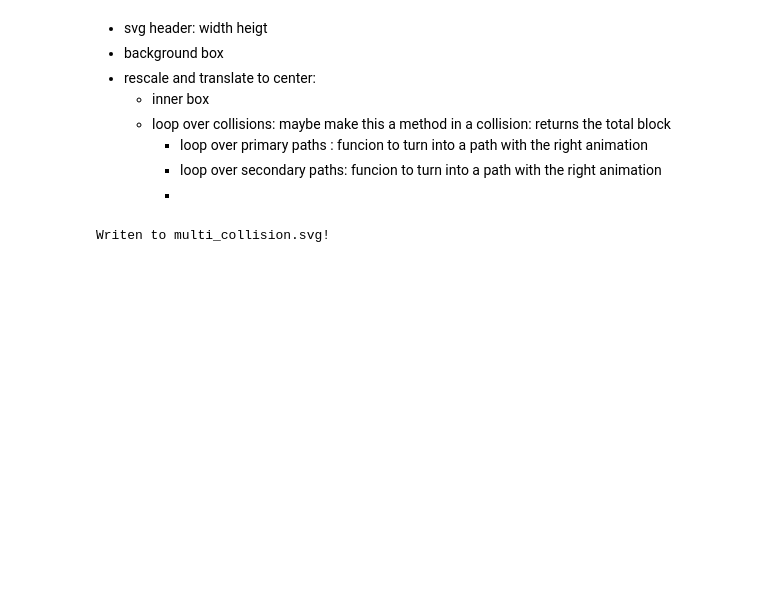
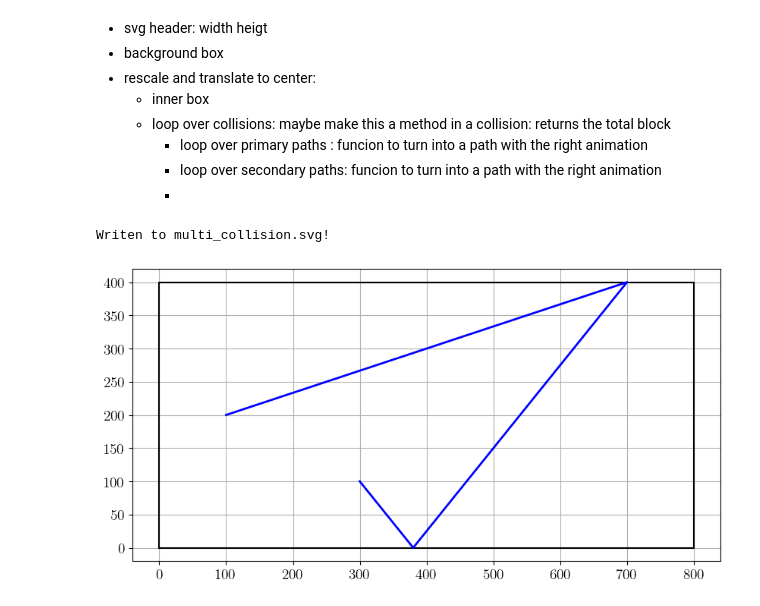
Before and after one commit to LEMettler/svg-collision, a Jupyter notebook: billiard-reflections.ipynb, the cells around one changed output. Saved outputs shown, nothing was run; the diff lists cells and outputs as text; code cells hidden in the pictures; blank space fills up the shorter version.

```diff
--- a/billiard-reflections.ipynb
+++ b/billiard-reflections.ipynb
@@ -364,3 +364,20 @@ ccb.addCollision([300, 100], [['AB', 'BC']], primary_duration=2)
 ccb.to_svg('multi_collision.svg')
 # %% [output]
 Writen to multi_collision.svg!
+# %%
+#CollisionBuider.addPrimaryFrom = addPrimaryFrom
+
+b = [300, 100]
+a = [100, 200]
+
+collisions_paths = [['CD', 'DA']]
+
+
+builder = CollisionBuider(width=800, height=400, point_of_contact=b, incoming_angles=[])
+
+builder.addPrimaryFrom(a, collisions_paths)
+builder.calculateSecondaryPaths(0)
+
+builder.plotResult()
+# %% [output]
+[figure, added]
```
Also changed, not shown: parts of 7 cells of this notebook, 3 other files.
